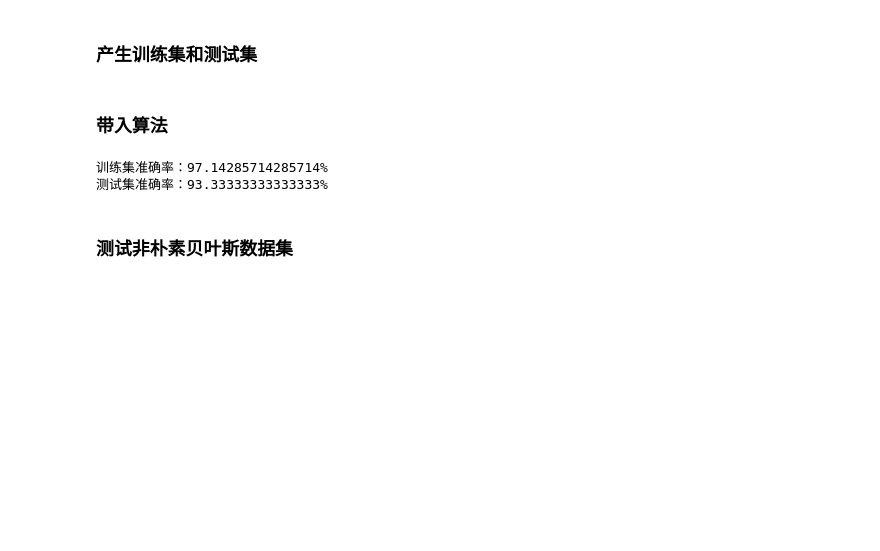
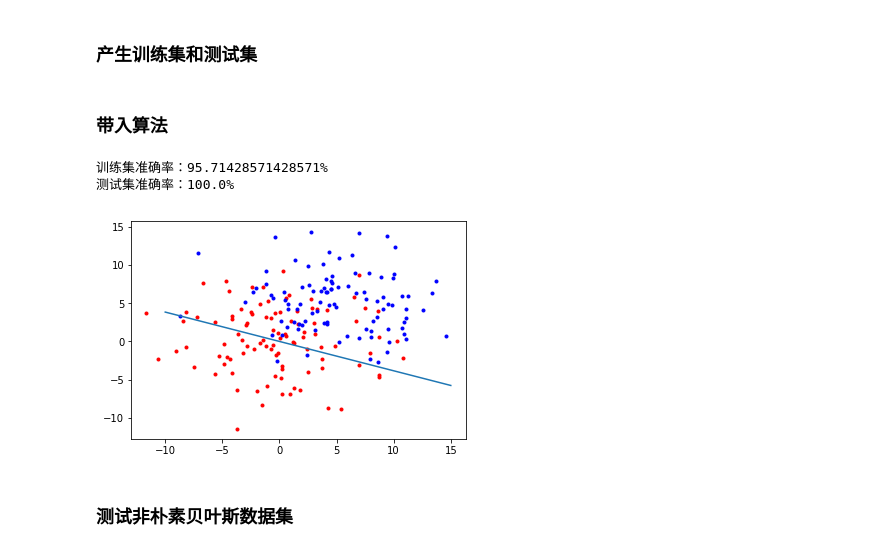
Before and after one commit to CN-GuoZiyang/machine-learning, a Jupyter notebook: ML_Lab2/ML_Lab2.ipynb, the cells around one changed output. Drawn from its saved outputs; the diff is of its cells as text; code cells hidden in the pictures; blank space fills up the shorter version.

```diff
--- a/ML_Lab2/ML_Lab2.ipynb
+++ b/ML_Lab2/ML_Lab2.ipynb
@@ -213,14 +213,20 @@ YG_Test = np.r_[YG_Raw[0:1,70:100], YG_Raw[0:1,170:200]]
 # %%
 w, b = initialize_with_zeros(XG_Train.shape[0])
 params, costs = optimize(w, b, XG_Train, YG_Train, 100000, 0.5, np.exp(-18))
 w = params["w"]
 b = params["b"]
 
 print('训练集准确率：' + str(predict(w, b, XG_Train, YG_Train)) + '%')
 print('测试集准确率：' + str(predict(w, b, XG_Test, YG_Test)) + '%')
+
+plt.scatter(XG_Raw[0,0:100], XG_Raw[1,0:100], c='r', marker='.')
+plt.scatter(XG_Raw[0,100:200], XG_Raw[1,100:200], c='b', marker='.')
+plt.plot([-10, 15], [10*w[0,0]/w[1,0], -15*w[0,0]/w[1,0]])
+plt.show()
 # %% [output]
-训练集准确率：97.14285714285714%
-测试集准确率：93.33333333333333%
+训练集准确率：95.71428571428571%
+测试集准确率：100.0%
+[figure, added]
 # %% [markdown]
 ### 测试非朴素贝叶斯数据集
 # %%
```
Also changed, not shown: parts of 2 cells of this notebook.
